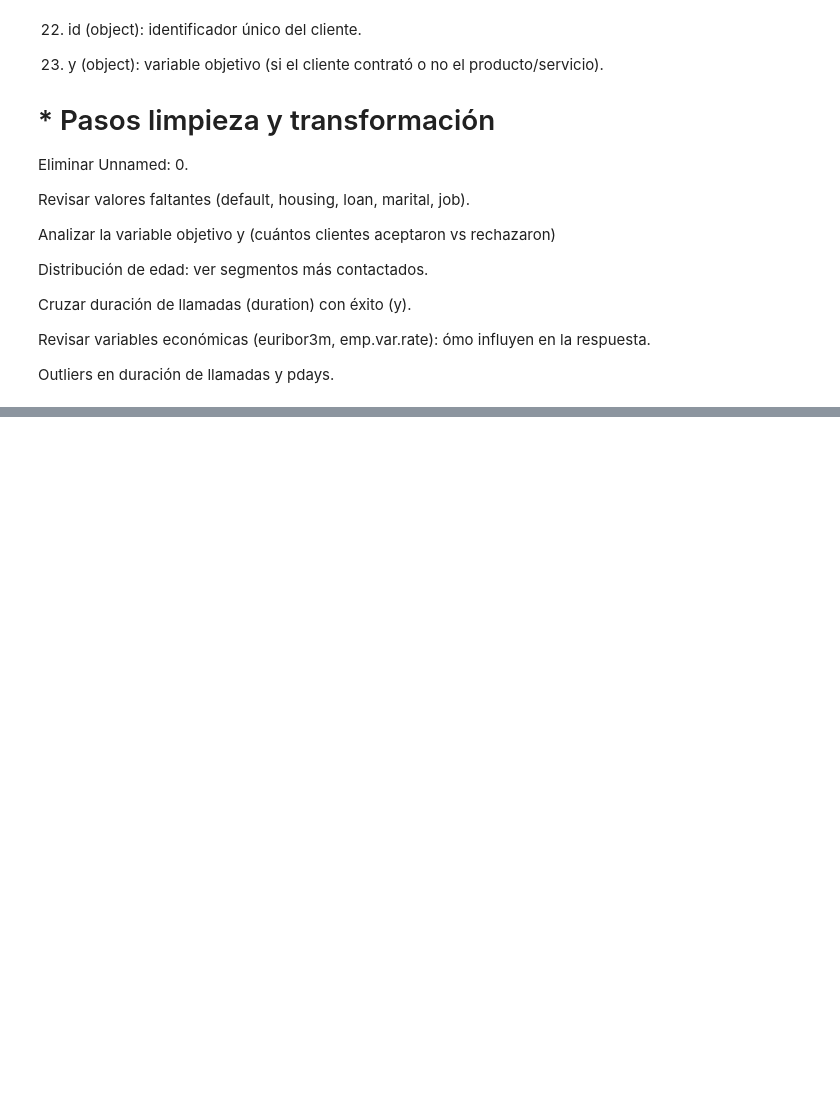
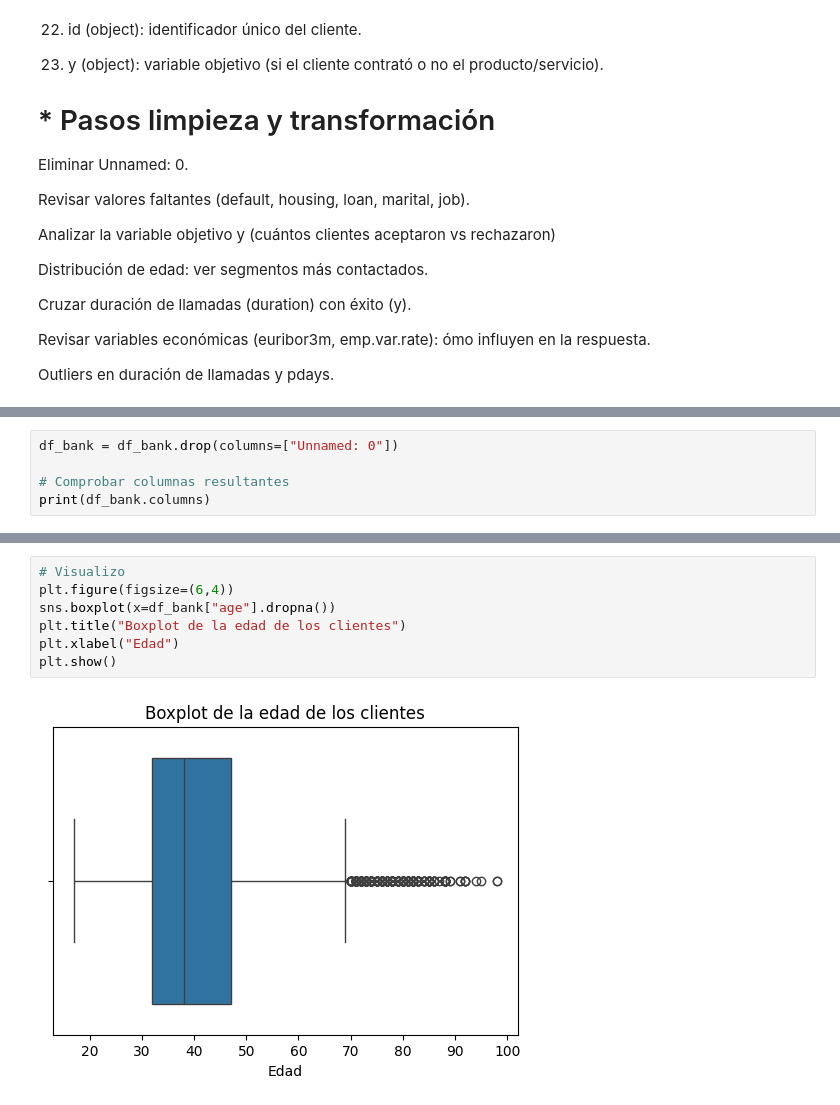
Before and after one commit to PatriciaMerinero/PROYECTO_EDA_PYTHON, a Jupyter notebook: Notebook/01-analisis_preliminar.ipynb, the cells around one changed output, grey strips where cells are left out. Cells and saved outputs as stored; diff of their text form; blank space fills up the shorter version.

Commit message:
Cargo segundo archivo, visualizo información, nulos y tipos de datos. Elimino columna Unnamed. Columna age 12% aprox. de nulos, imputo la mediana en ellos

```diff
--- a/Notebook/01-analisis_preliminar.ipynb
+++ b/Notebook/01-analisis_preliminar.ipynb
@@ -438,0 +469,5 @@ Outliers en duración de llamadas y pdays.
+# %%
+df_bank = df_bank.drop(columns=["Unnamed: 0"])
+
+# Comprobar columnas resultantes
+print(df_bank.columns)
@@ -438,0 +484,9 @@ Outliers en duración de llamadas y pdays.
+# %%
+# Visualizo
+plt.figure(figsize=(6,4))
+sns.boxplot(x=df_bank["age"].dropna())
+plt.title("Boxplot de la edad de los clientes")
+plt.xlabel("Edad")
+plt.show()
+# %% [output]
+[figure, added]
```
Also changed, not shown: parts of 13 cells of this notebook.
